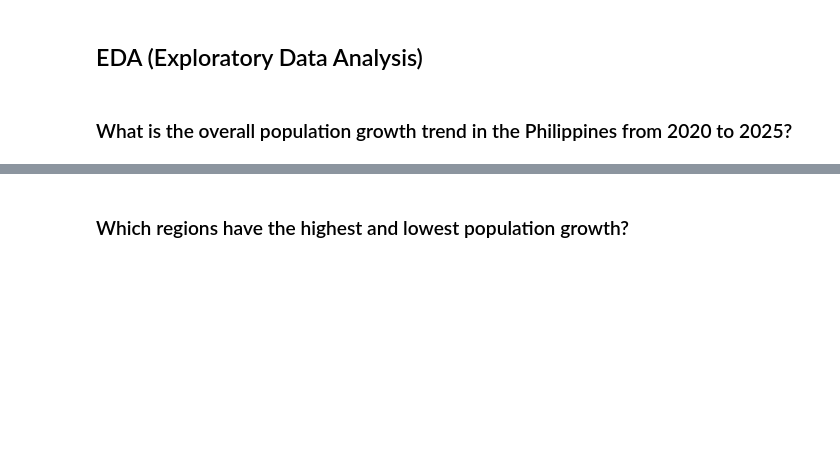
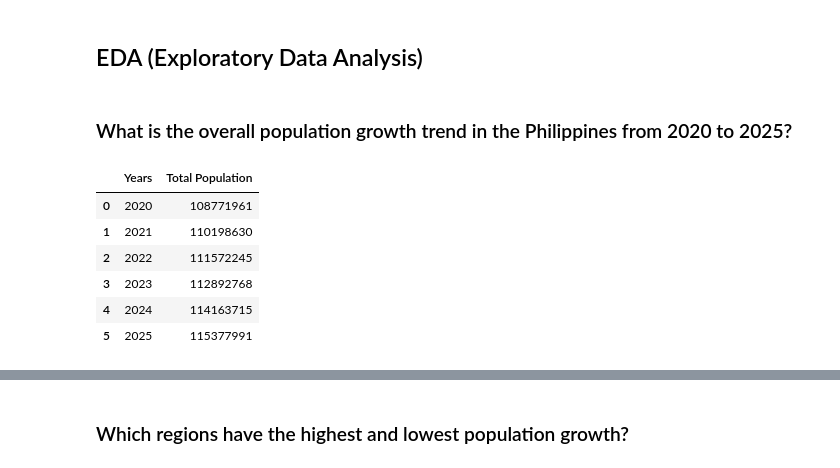
Before and after one commit to Qvyl/kaggle-notebooks, a Jupyter notebook: philippines-population-forecast.ipynb, the cells around one changed output, grey strips where cells are left out. Saved outputs shown, nothing was run; the diff lists cells and outputs as text; code cells hidden in the pictures; blank space fills up the shorter version.

```diff
--- a/philippines-population-forecast.ipynb
+++ b/philippines-population-forecast.ipynb
@@ -134,4 +147,16 @@ df['Region'].unique().tolist()
 ### What is the overall population growth trend in the Philippines from 2020 to 2025?
 # %%
 years = ['2020', '2021', '2022', '2023', '2024', '2025']
+# %%
+national_total = df[years].sum().reset_index()
+national_total.columns = ['Years', 'Total Population']
+national_total
+# %% [output]
+|  | Years | Total Population |
+| 0 | 2020 | 108771961 |
+| 1 | 2021 | 110198630 |
+| 2 | 2022 | 111572245 |
+| 3 | 2023 | 112892768 |
+| 4 | 2024 | 114163715 |
+| 5 | 2025 | 115377991 |
 # %%
```
Also changed, not shown: parts of 14 cells of this notebook.
